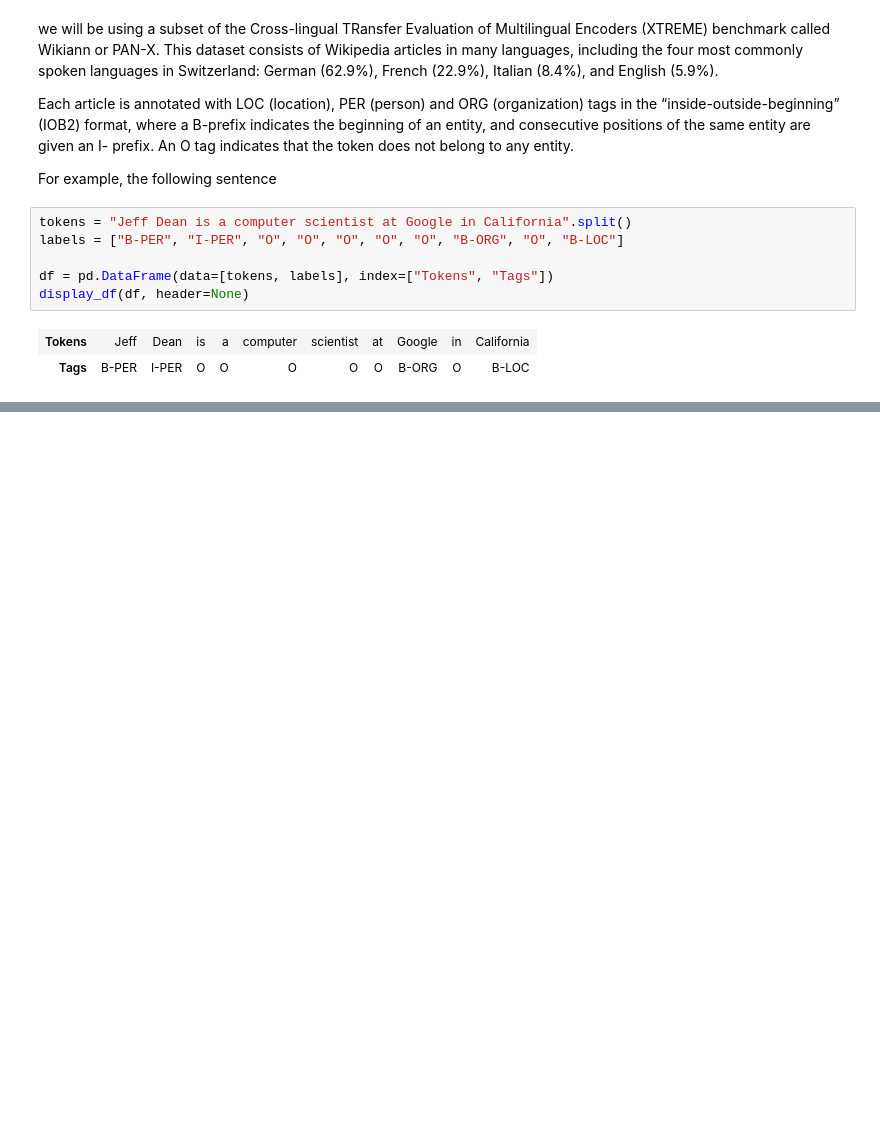
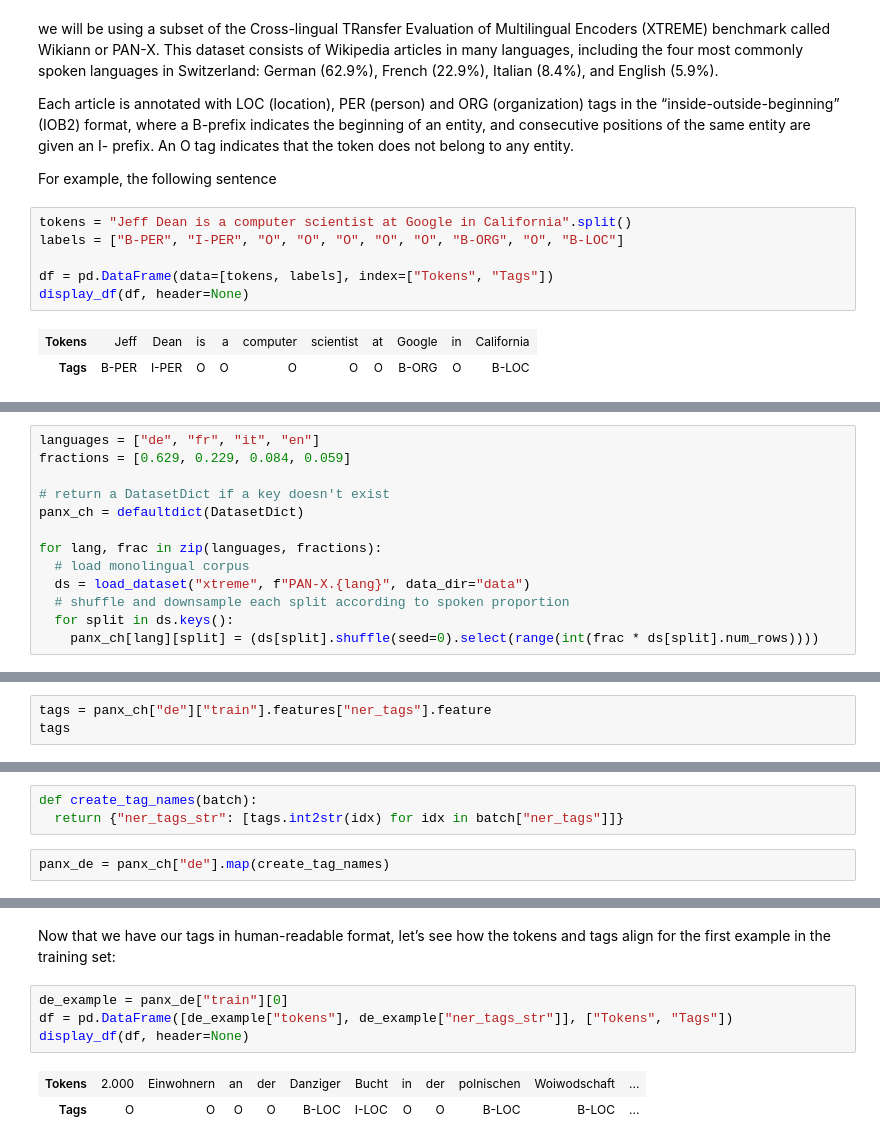
Before and after one commit to rahiakela/transformers-research-and-practice, a Jupyter notebook: natural-language-processing-with-transformers/04-multilingual-ner/multilingual_named_entity_recognition.ipynb, the cells around one changed output, grey strips where cells are left out. Cells and saved outputs as stored; diff of their text form; blank space fills up the shorter version.

```diff
--- a/natural-language-processing-with-transformers/04-multilingual-ner/multilingual_named_entity_recognition.ipynb
+++ b/natural-language-processing-with-transformers/04-multilingual-ner/multilingual_named_entity_recognition.ipynb
@@ -52,0 +100,13 @@ display_df(df, header=None)
+# %%
+languages = ["de", "fr", "it", "en"]
+fractions = [0.629, 0.229, 0.084, 0.059]
+
+# return a DatasetDict if a key doesn't exist
+panx_ch = defaultdict(DatasetDict)
+
+for lang, frac in zip(languages, fractions):
+  # load monolingual corpus
+  ds = load_dataset("xtreme", f"PAN-X.{lang}", data_dir="data")
+  # shuffle and downsample each split according to spoken proportion
+  for split in ds.keys():
+    panx_ch[lang][split] = (ds[split].shuffle(seed=0).select(range(int(frac * ds[split].num_rows))))
@@ -52,0 +164,3 @@ display_df(df, header=None)
+# %%
+tags = panx_ch["de"]["train"].features["ner_tags"].feature
+tags
@@ -52,0 +208,5 @@ display_df(df, header=None)
+# %%
+def create_tag_names(batch):
+  return {"ner_tags_str": [tags.int2str(idx) for idx in batch["ner_tags"]]}
+# %%
+panx_de = panx_ch["de"].map(create_tag_names)
@@ -52,0 +233,9 @@ display_df(df, header=None)
+# %% [markdown]
+Now that we have our tags in human-readable format, let’s see how the tokens and tags align for the first example in the training set:
+# %%
+de_example = panx_de["train"][0]
+df = pd.DataFrame([de_example["tokens"], de_example["ner_tags_str"]], ["Tokens", "Tags"])
+display_df(df, header=None)
+# %% [output]
+| Tokens | 2.000 | Einwohnern | an | der | Danziger | Bucht | in | der | polnischen | Woiwodschaft | ... |
+| Tags | O | O | O | O | B-LOC | I-LOC | O | O | B-LOC | B-LOC | ... |
```
Also changed, not shown: parts of 26 cells of this notebook.
